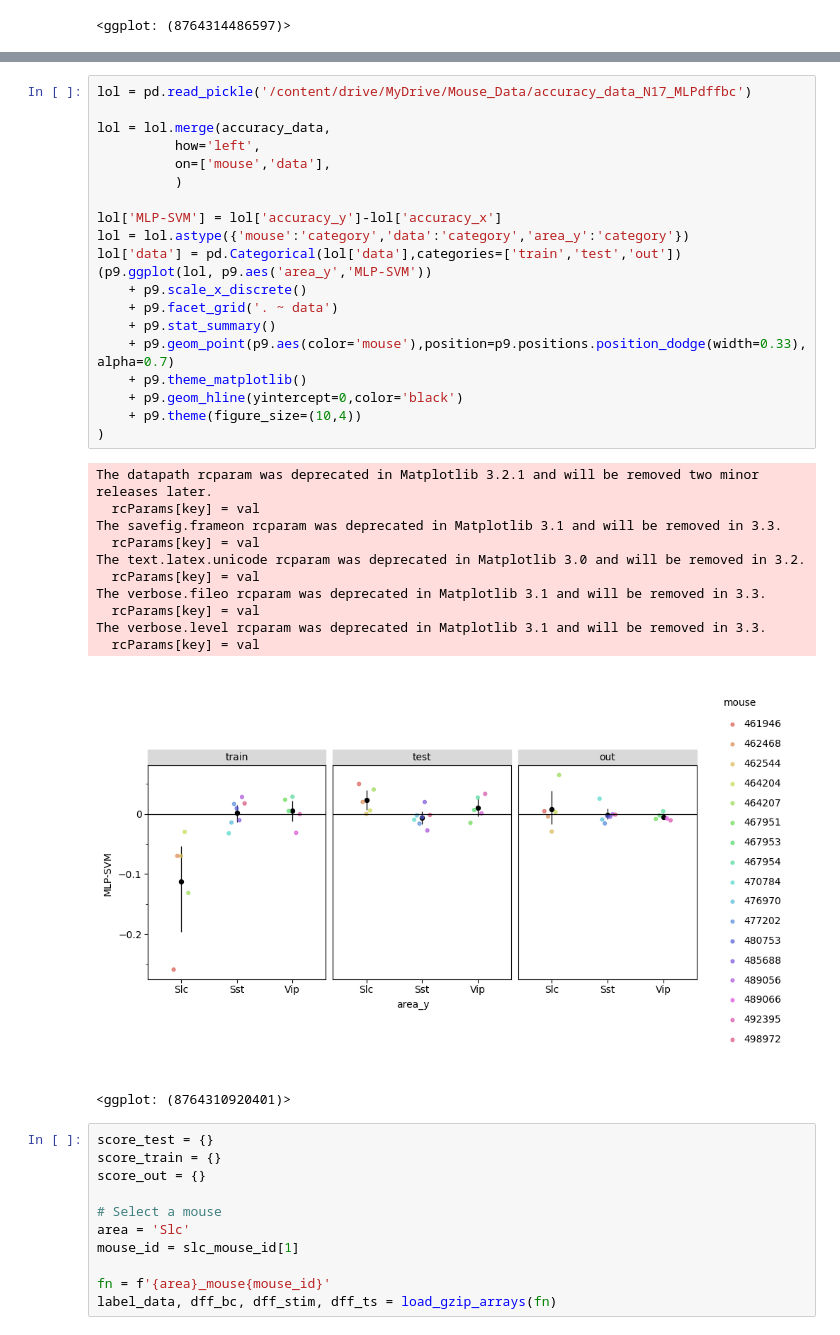
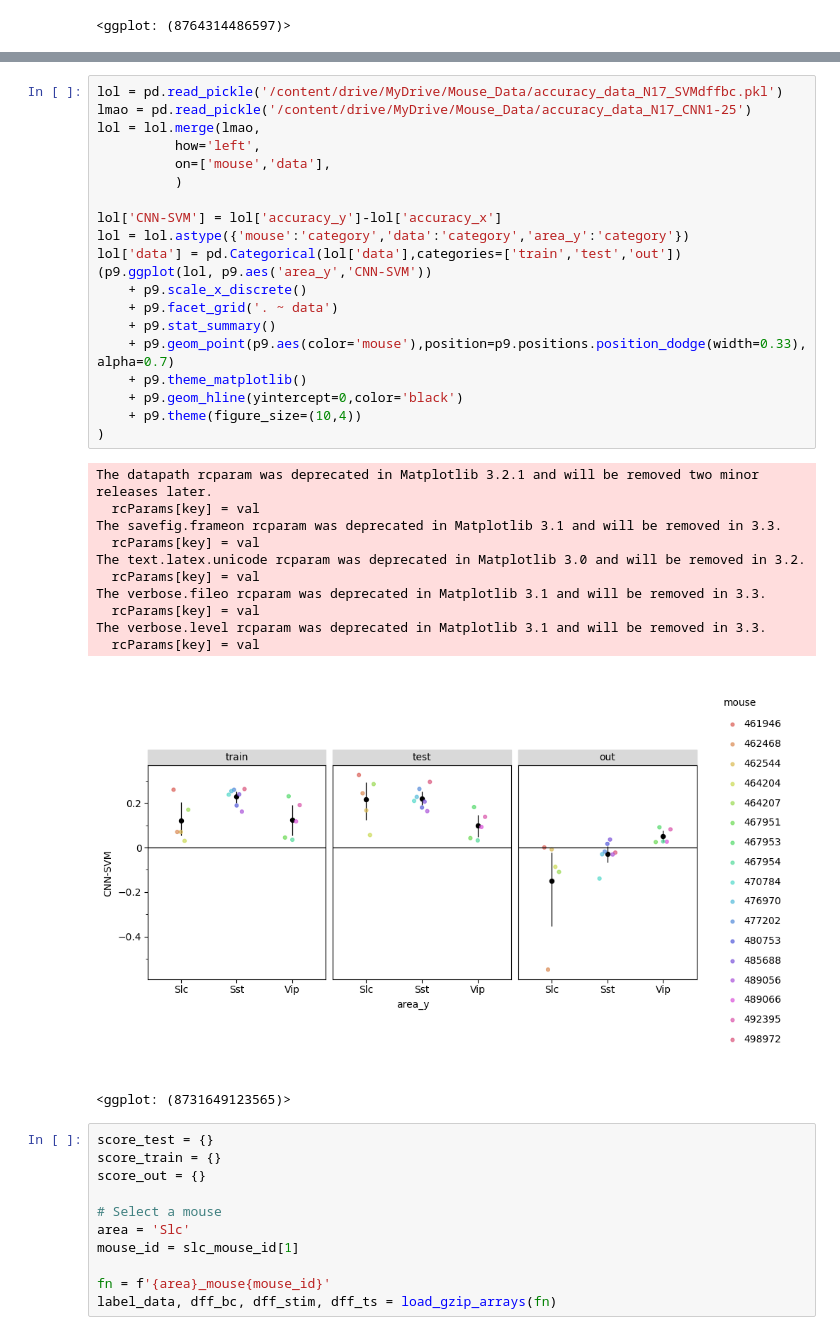
Before and after one commit to Akhilesh-K-Yadav/NMA-22-DL-Saltenas-Project, a Jupyter notebook: Saltenas2.ipynb, the cells around one changed output, grey strips where cells are left out. Saved outputs shown, nothing was run; the diff lists cells and outputs as text.

```diff
--- a/Saltenas2.ipynb
+++ b/Saltenas2.ipynb
@@ -375,36 +613,36 @@ The verbose.level rcparam was deprecated in Matplotlib 3.1 and will be removed i
 # %%
-lol = pd.read_pickle('/content/drive/MyDrive/Mouse_Data/accuracy_data_N17_MLPdffbc')
-
-lol = lol.merge(accuracy_data,
+lol = pd.read_pickle('/content/drive/MyDrive/Mouse_Data/accuracy_data_N17_SVMdffbc.pkl')
+lmao = pd.read_pickle('/content/drive/MyDrive/Mouse_Data/accuracy_data_N17_CNN1-25')
+lol = lol.merge(lmao,
           how='left',
           on=['mouse','data'],
           )
 
-lol['MLP-SVM'] = lol['accuracy_y']-lol['accuracy_x']
+lol['CNN-SVM'] = lol['accuracy_y']-lol['accuracy_x']
 lol = lol.astype({'mouse':'category','data':'category','area_y':'category'})
 lol['data'] = pd.Categorical(lol['data'],categories=['train','test','out'])
-(p9.ggplot(lol, p9.aes('area_y','MLP-SVM'))
+(p9.ggplot(lol, p9.aes('area_y','CNN-SVM'))
     + p9.scale_x_discrete()
     + p9.facet_grid('. ~ data')
     + p9.stat_summary()
     + p9.geom_point(p9.aes(color='mouse'),position=p9.positions.position_dodge(width=0.33), alpha=0.7)
     + p9.theme_matplotlib()
     + p9.geom_hline(yintercept=0,color='black')
     + p9.theme(figure_size=(10,4))
 )
 # %% [output]
 The datapath rcparam was deprecated in Matplotlib 3.2.1 and will be removed two minor releases later.
   rcParams[key] = val
 The savefig.frameon rcparam was deprecated in Matplotlib 3.1 and will be removed in 3.3.
   rcParams[key] = val
 The text.latex.unicode rcparam was deprecated in Matplotlib 3.0 and will be removed in 3.2.
   rcParams[key] = val
 The verbose.fileo rcparam was deprecated in Matplotlib 3.1 and will be removed in 3.3.
   rcParams[key] = val
 The verbose.level rcparam was deprecated in Matplotlib 3.1 and will be removed in 3.3.
   rcParams[key] = val
-[figure, old version]
+[figure, new version]
-<ggplot: (8764310920401)>
+<ggplot: (8731649123565)>
 # %%
 score_test = {}
 score_train = {}
```
Also changed, not shown: parts of 17 cells of this notebook.
